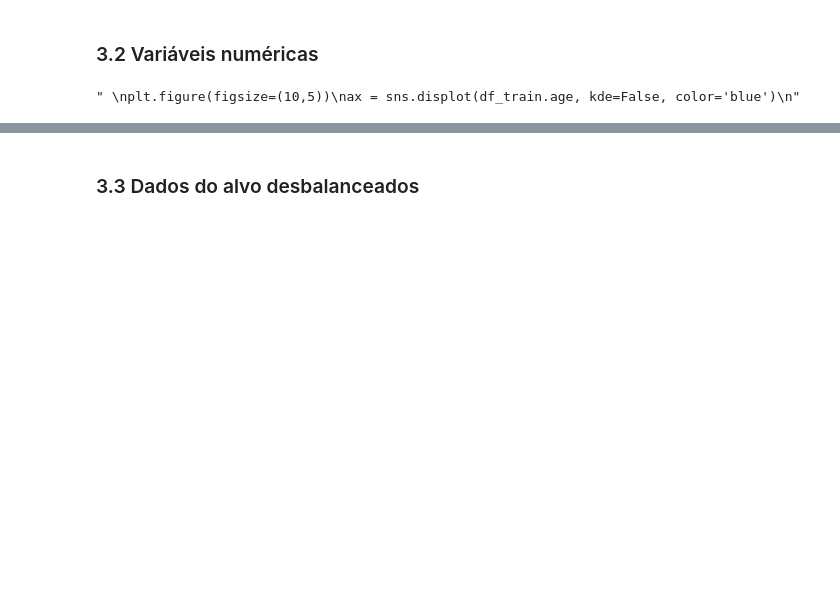
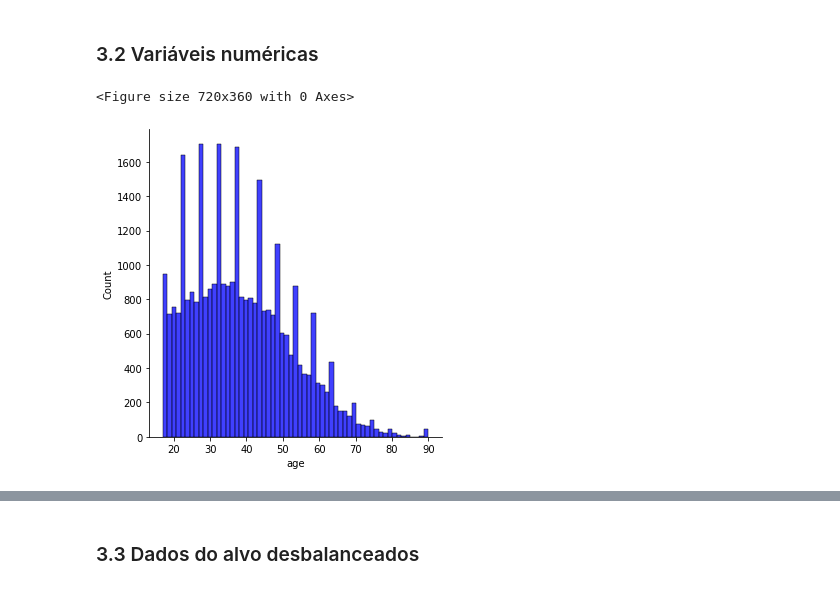
Before and after one commit to SalisEduardo/PMR3508, a Jupyter notebook: Adults Dataset/resolução.ipynb, the cells around one changed output, grey strips where cells are left out. Saved outputs shown, nothing was run; the diff lists cells and outputs as text; code cells hidden in the pictures; blank space fills up the shorter version.

```diff
--- a/Adults Dataset/resolução.ipynb
+++ b/Adults Dataset/resolução.ipynb
@@ -130,10 +153,10 @@ for feature in categ:
 # %% [markdown]
 ### 3.2 Variáveis numéricas
 # %%
-"""
+
 plt.figure(figsize=(10,5))
 ax = sns.displot(df_train.age, kde=False, color='blue')
-"""
 # %% [output]
-" \nplt.figure(figsize=(10,5))\nax = sns.displot(df_train.age, kde=False, color='blue')\n"
+<Figure size 720x360 with 0 Axes>
+[figure, added]
 # %%
```
Also changed, not shown: parts of 38 cells of this notebook.
